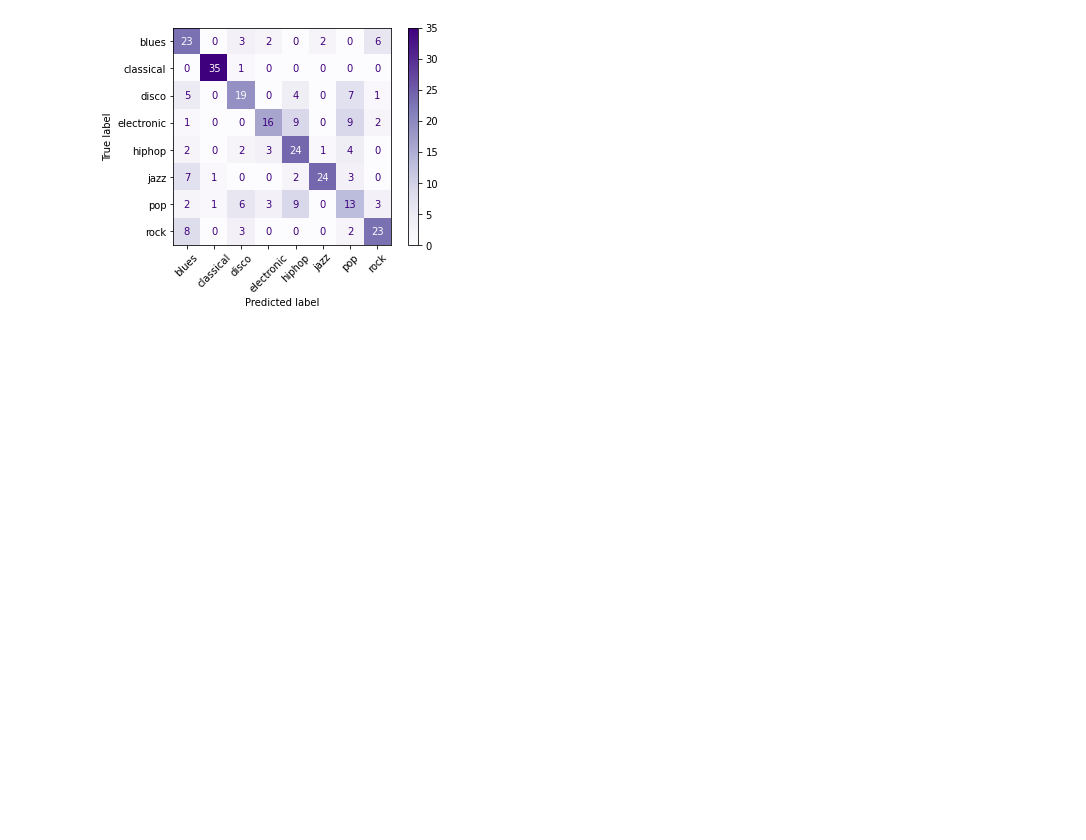
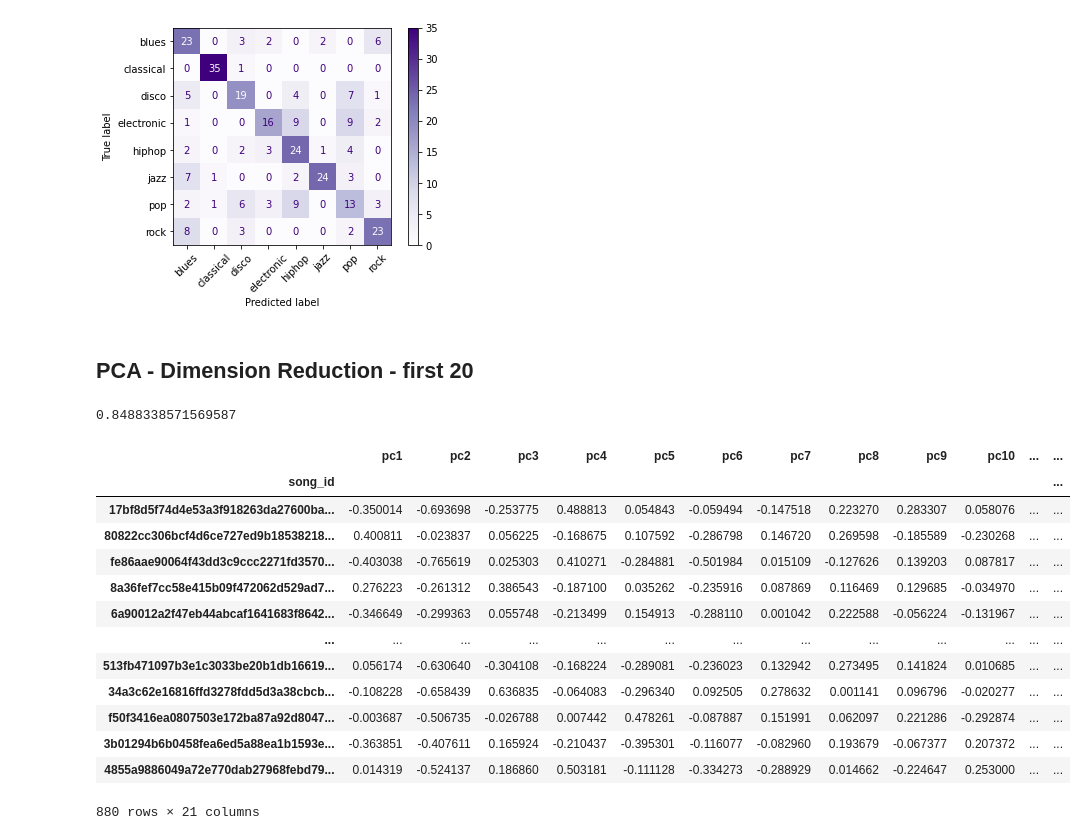
Before and after one commit to momoenomoto/ML-final-project, a Jupyter notebook: feature_analyze/preprocess_and_analyze.ipynb, the cells around one changed output. Saved outputs shown, nothing was run; the diff lists cells and outputs as text; code cells hidden in the pictures; blank space fills up the shorter version.

```diff
--- a/feature_analyze/preprocess_and_analyze.ipynb
+++ b/feature_analyze/preprocess_and_analyze.ipynb
@@ -230,3 +229,32 @@ plot_confusion_matrix(model_svm, X_test, y_test, xticks_rotation=45,
 # %% [output]
 <sklearn.metrics._plot.confusion_matrix.ConfusionMatrixDisplay at 0x...>
 [figure]
+# %% [markdown]
+## PCA - Dimension Reduction - first 20
+# %%
+pca = PCA(n_components=20)
+principalComponents = pca.fit_transform(X_scaled)
+principalDf = pd.DataFrame(data = principalComponents, columns = ['pc1', 'pc2', 'pc3', 'pc4', 'pc5', 'pc6', 'pc7', 'pc8', 'pc9', 'pc10', 'pc11', 'pc12', 'pc13', 'pc14', 'pc15', 'pc16', 'pc17', 'pc18', 'pc19', 'pc20'])
+# %%
+sum(pca.explained_variance_ratio_[0:20])
+# %% [output]
+0.8488338571569587
+# %%
+principalDf['genre'] = df['genre'].values
+principalDf.index = df.index
+principalDf
+# %% [output]
+|  | pc1 | pc2 | pc3 | pc4 | pc5 | pc6 | pc7 | pc8 | pc9 | pc10 | ... | ... |
+| song_id |  |  |  |  |  |  |  |  |  |  |  | ... |
+| 17bf8d5f74d4e53a3f918263da27600ba... | -0.350014 | -0.693698 | -0.253775 | 0.488813 | 0.054843 | -0.059494 | -0.147518 | 0.223270 | 0.283307 | 0.058076 | ... | ... |
+| 80822cc306bcf4d6ce727ed9b18538218... | 0.400811 | -0.023837 | 0.056225 | -0.168675 | 0.107592 | -0.286798 | 0.146720 | 0.269598 | -0.185589 | -0.230268 | ... | ... |
+| fe86aae90064f43dd3c9ccc2271fd3570... | -0.403038 | -0.765619 | 0.025303 | 0.410271 | -0.284881 | -0.501984 | 0.015109 | -0.127626 | 0.139203 | 0.087817 | ... | ... |
+| 8a36fef7cc58e415b09f472062d529ad7... | 0.276223 | -0.261312 | 0.386543 | -0.187100 | 0.035262 | -0.235916 | 0.087869 | 0.116469 | 0.129685 | -0.034970 | ... | ... |
+| 6a90012a2f47eb44abcaf1641683f8642... | -0.346649 | -0.299363 | 0.055748 | -0.213499 | 0.154913 | -0.288110 | 0.001042 | 0.222588 | -0.056224 | -0.131967 | ... | ... |
+| ... | ... | ... | ... | ... | ... | ... | ... | ... | ... | ... | ... | ... |
+| 513fb471097b3e1c3033be20b1db16619... | 0.056174 | -0.630640 | -0.304108 | -0.168224 | -0.289081 | -0.236023 | 0.132942 | 0.273495 | 0.141824 | 0.010685 | ... | ... |
+| 34a3c62e16816ffd3278fdd5d3a38cbcb... | -0.108228 | -0.658439 | 0.636835 | -0.064083 | -0.296340 | 0.092505 | 0.278632 | 0.001141 | 0.096796 | -0.020277 | ... | ... |
+| f50f3416ea0807503e172ba87a92d8047... | -0.003687 | -0.506735 | -0.026788 | 0.007442 | 0.478261 | -0.087887 | 0.151991 | 0.062097 | 0.221286 | -0.292874 | ... | ... |
+| 3b01294b6b0458fea6ed5a88ea1b1593e... | -0.363851 | -0.407611 | 0.165924 | -0.210437 | -0.395301 | -0.116077 | -0.082960 | 0.193679 | -0.067377 | 0.207372 | ... | ... |
+| 4855a9886049a72e770dab27968febd79... | 0.014319 | -0.524137 | 0.186860 | 0.503181 | -0.111128 | -0.334273 | -0.288929 | 0.014662 | -0.224647 | 0.253000 | ... | ... |
+880 rows × 21 columns
```
Also changed, not shown: parts of 8 cells of this notebook.
